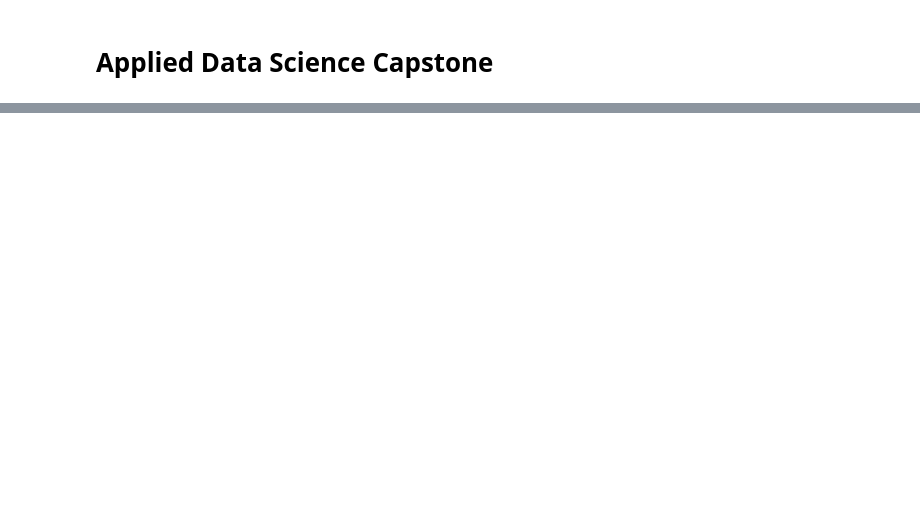
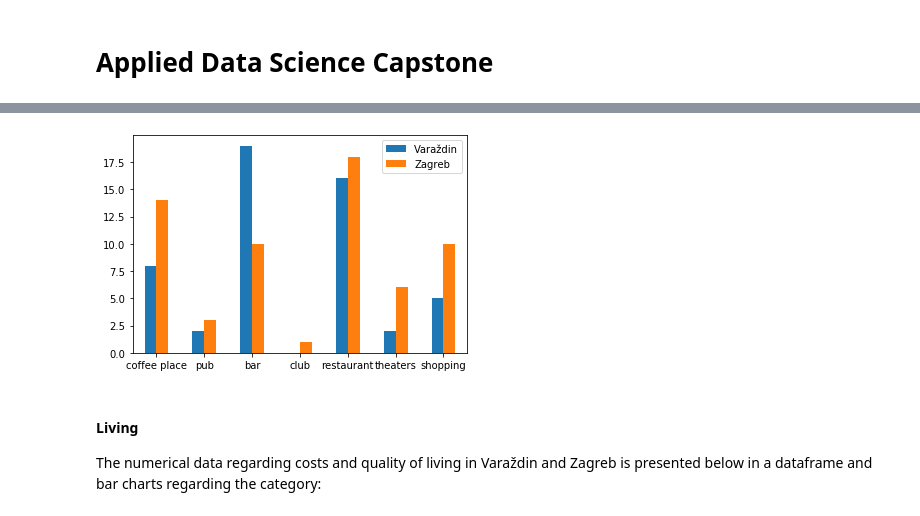
Before and after one commit to pvitez17/Coursera_Capstone, a Jupyter notebook: Capstone.ipynb, the cells around one changed output, grey strips where cells are left out. Cells and saved outputs as stored; diff of their text form; code cells hidden in the pictures; blank space fills up the shorter version.

```diff
--- a/Capstone.ipynb
+++ b/Capstone.ipynb
@@ -24,0 +161,2 @@ in these two cities. We are going to examine which of the two cities has more in
+# %%
+results = requests.get(url).json()
@@ -24,0 +165,4 @@ in these two cities. We are going to examine which of the two cities has more in
+# %%
+venues = results['response']['groups'][0]['items']
+zg_dataframe = json_normalize(venues)
+zg_dataframe.head()
@@ -24,0 +239,24 @@ in these two cities. We are going to examine which of the two cities has more in
+# %%
+coffee_shops_vz=np.sum(vz_dataframe['categories'].str.contains("coffee", na=False, case=False))
+coffee_shops_zg=np.sum(zg_dataframe['categories'].str.contains("coffee", na=False, case=False))
+
+cafes_vz=np.sum(vz_dataframe['categories'].str.contains("Café", na=False, case=False))
+cafes_zg=np.sum(zg_dataframe['categories'].str.contains("Café", na=False, case=False))
+
+pubs_vz=np.sum(vz_dataframe['categories'].str.contains("pub", na=False, case=False))
+pubs_zg=np.sum(zg_dataframe['categories'].str.contains("pub", na=False, case=False))
+
+bars_vz=np.sum(vz_dataframe['categories'].str.contains("bar", na=False, case=False))
+bars_zg=np.sum(zg_dataframe['categories'].str.contains("bar", na=False, case=False))
+
+clubs_vz=np.sum(vz_dataframe['categories'].str.contains("club", na=False, case=False))
+clubs_zg=np.sum(zg_dataframe['categories'].str.contains("club", na=False, case=False))
+
+restaurants_vz=np.sum(vz_dataframe['categories'].str.contains("restaurant", na=False, case=False))
+restaurants_zg=np.sum(zg_dataframe['categories'].str.contains("restaurant", na=False, case=False))
+
+movie_vz=np.sum(vz_dataframe['categories'].str.contains("theater", na=False, case=False))
+movie_zg=np.sum(zg_dataframe['categories'].str.contains("theater", na=False, case=False))
+
+malls_vz=np.sum(vz_dataframe['categories'].str.contains("shop", na=False, case=False))
+malls_zg=np.sum(zg_dataframe['categories'].str.contains("shop", na=False, case=False))
@@ -24,0 +265,4 @@ in these two cities. We are going to examine which of the two cities has more in
+# %%
+data=[[coffee_shops_vz+cafes_vz, coffee_shops_zg+cafes_zg], [pubs_vz, pubs_zg], [bars_vz, bars_zg], [clubs_vz, clubs_zg], [restaurants_vz, restaurants_zg],[movie_vz, movie_zg], [malls_vz, malls_zg]]
+df = pd.DataFrame(data, index=['coffee place', 'pub', 'bar', 'club', 'restaurant', 'theaters', 'shopping'], columns=['Varaždin', 'Zagreb'])
+df
@@ -24,0 +501,12 @@ in these two cities. We are going to examine which of the two cities has more in
+# %%
+vz = df['Varaždin']
+zg = df['Zagreb']
+index = ['coffee place', 'pub', 'bar', 'club', 'restaurant', 'theaters', 'shopping']
+df = pd.DataFrame({'Varaždin': vz,
+                   'Zagreb': zg}, index=index)
+ax = df.plot.bar(rot=0)
+# %% [output]
+[figure, added]
+# %% [markdown]
+#### Living
+The numerical data regarding costs and quality of living in Varaždin and Zagreb is presented below in a dataframe and bar charts regarding the category:
```
Also changed, not shown: parts of 58 cells of this notebook.
